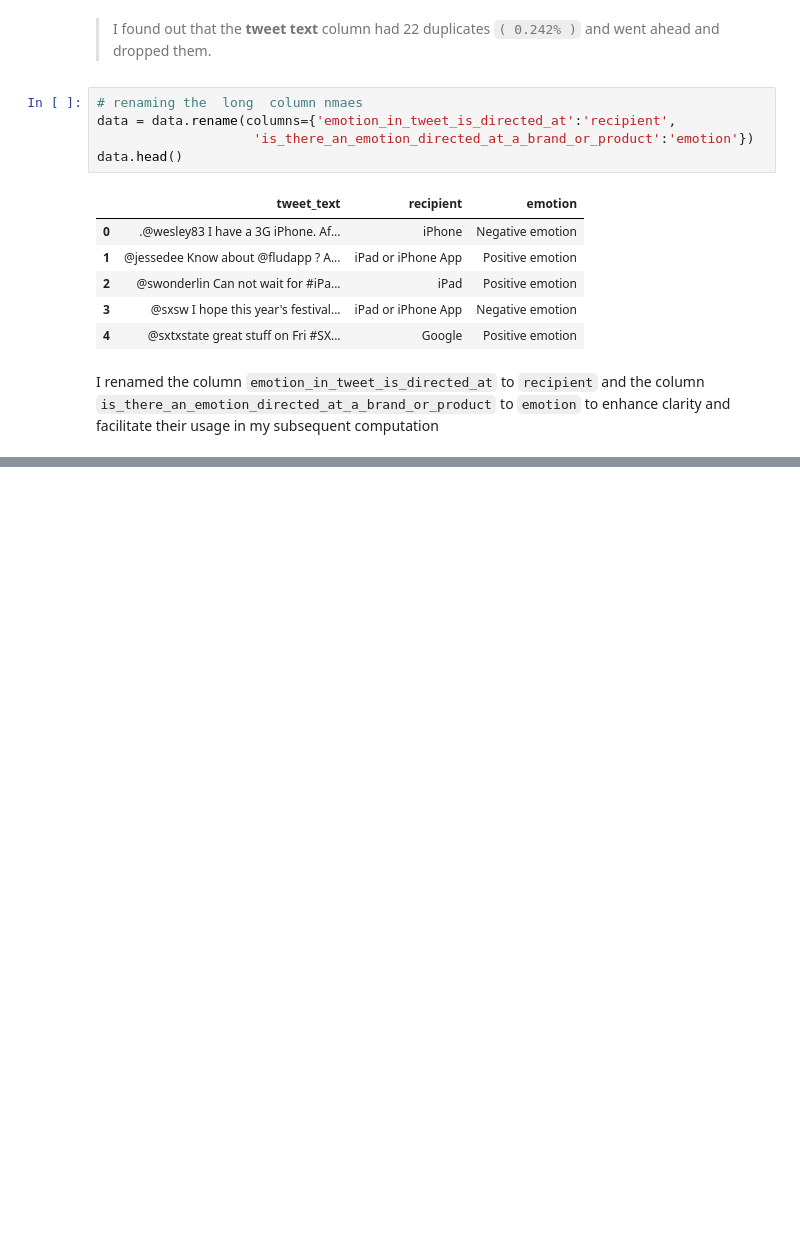
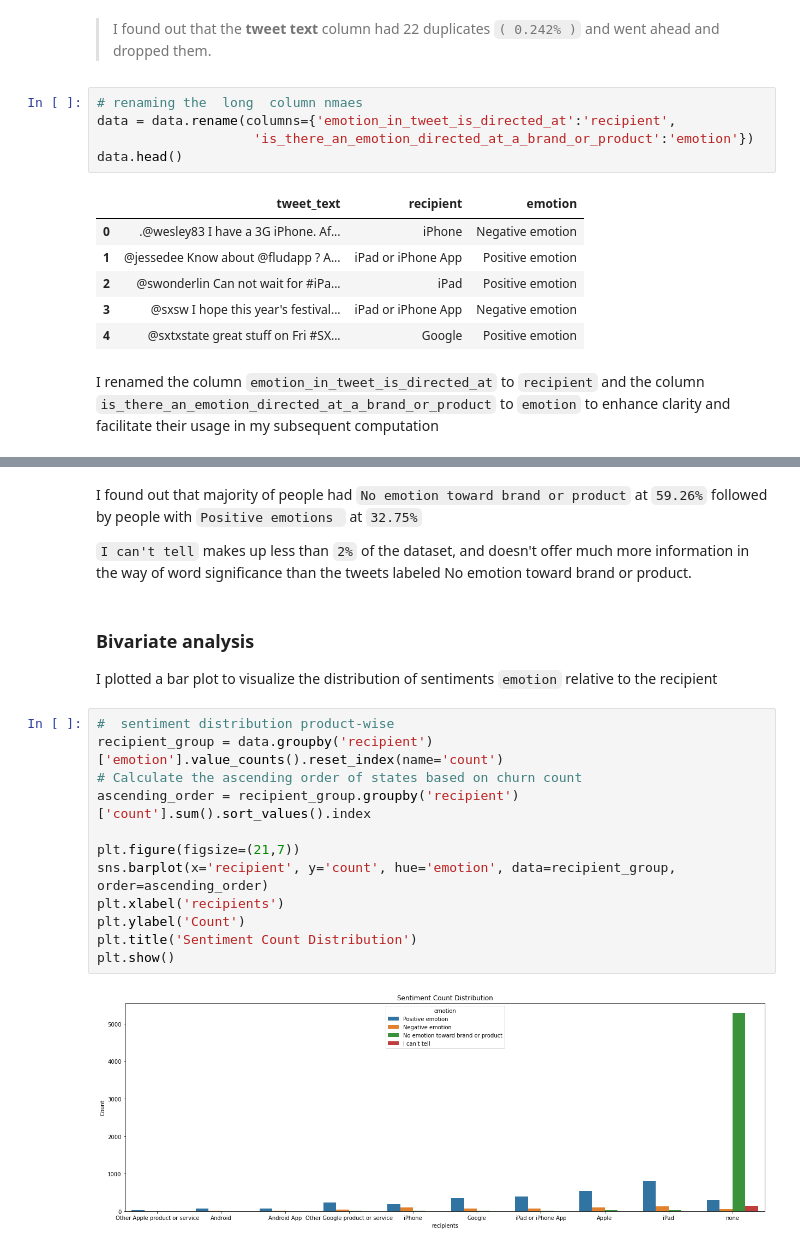
Before and after one commit to Derrick-wekesa/Twitter-sentiment-analysis-nlp-project, a Jupyter notebook: student.ipynb, the cells around one changed output, grey strips where cells are left out. Saved outputs shown, nothing was run; the diff lists cells and outputs as text; blank space fills up the shorter version.

````diff
--- a/student.ipynb
+++ b/student.ipynb
@@ -270,0 +345,21 @@
+# %% [markdown]
+ I found out that majority of  people had  ```No emotion toward brand or product``` at ```59.26%``` followed by people with ```Positive emotions ``` at ```32.75%```
+
+```I can't tell``` makes up less than ```2%``` of the dataset, and doesn't offer much more information in the way of word significance than the tweets labeled No emotion toward brand or product.
+# %% [markdown]
+### Bivariate analysis
+I plotted a bar plot to visualize the distribution of sentiments `emotion` relative to the recipient
+# %%
+#  sentiment distribution product-wise
+recipient_group = data.groupby('recipient')['emotion'].value_counts().reset_index(name='count')
+# Calculate the ascending order of states based on churn count
+ascending_order = recipient_group.groupby('recipient')['count'].sum().sort_values().index
+
+plt.figure(figsize=(21,7))
+sns.barplot(x='recipient', y='count', hue='emotion', data=recipient_group, order=ascending_order)
+plt.xlabel('recipients')
+plt.ylabel('Count')
+plt.title('Sentiment Count Distribution')
+plt.show()
+# %% [output]
+[figure, added]
````
Also changed, not shown: parts of 72 cells of this notebook.
